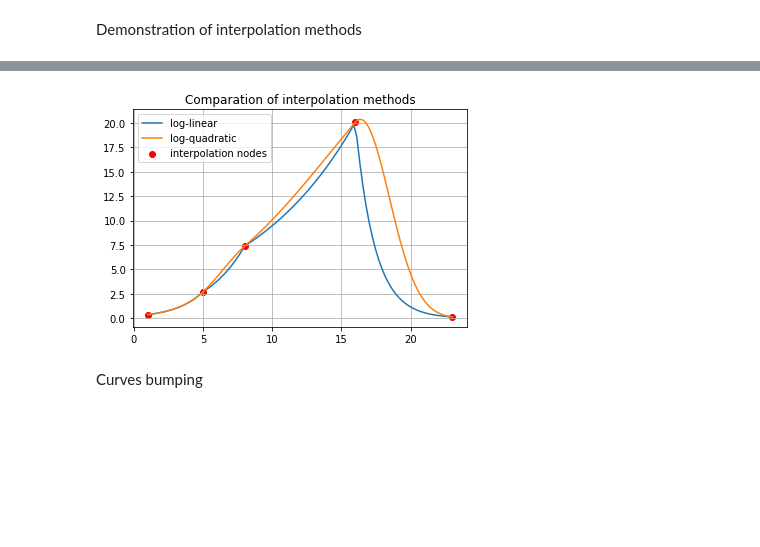
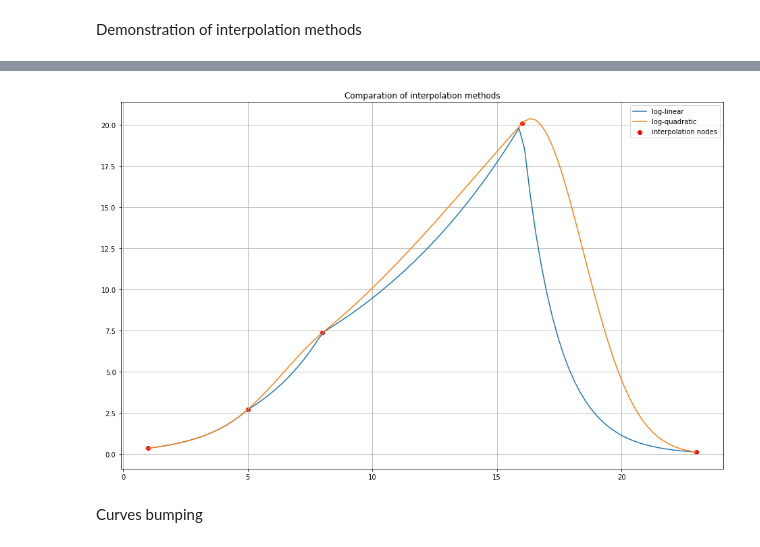
Before and after one commit to Center-for-Mathematical-Finance/cmf_rateslib, a Jupyter notebook: notebooks/Curves/test_graphs.ipynb, the cells around one changed output, grey strips where cells are left out. Saved outputs shown, nothing was run; the diff lists cells and outputs as text; code cells hidden in the pictures; blank space fills up the shorter version.

```diff
--- a/notebooks/Curves/test_graphs.ipynb
+++ b/notebooks/Curves/test_graphs.ipynb
@@ -38,23 +40,26 @@ plt.show()
 # %%
 xp = np.array([1., 5., 8., 16., 23.])
 yp = np.exp(np.array([-1., 1., 2., 3., -2.]))
 x = np.linspace(1, 23, 100)
 f = interp.Interpolator(xp, yp, "log_linear")
 res = f.interp(x)
+
+plt.figure(figsize=(16, 10))
+
 plt.plot(x, res)
 
 f = interp.Interpolator(xp, yp, "log_quadratic")
 res = f.interp(x)
 plt.plot(x, res)
 
 plt.scatter(xp, yp, color='r')
 
 plt.legend(["log-linear", "log-quadratic", "interpolation nodes"])
 plt.title("Comparation of interpolation methods")
 plt.grid()
 plt.show()
 # %% [output]
-[figure, old version]
+[figure, new version]
 # %% [markdown]
 Curves bumping
 # %%
```
Also changed, not shown: parts of 7 cells of this notebook.
